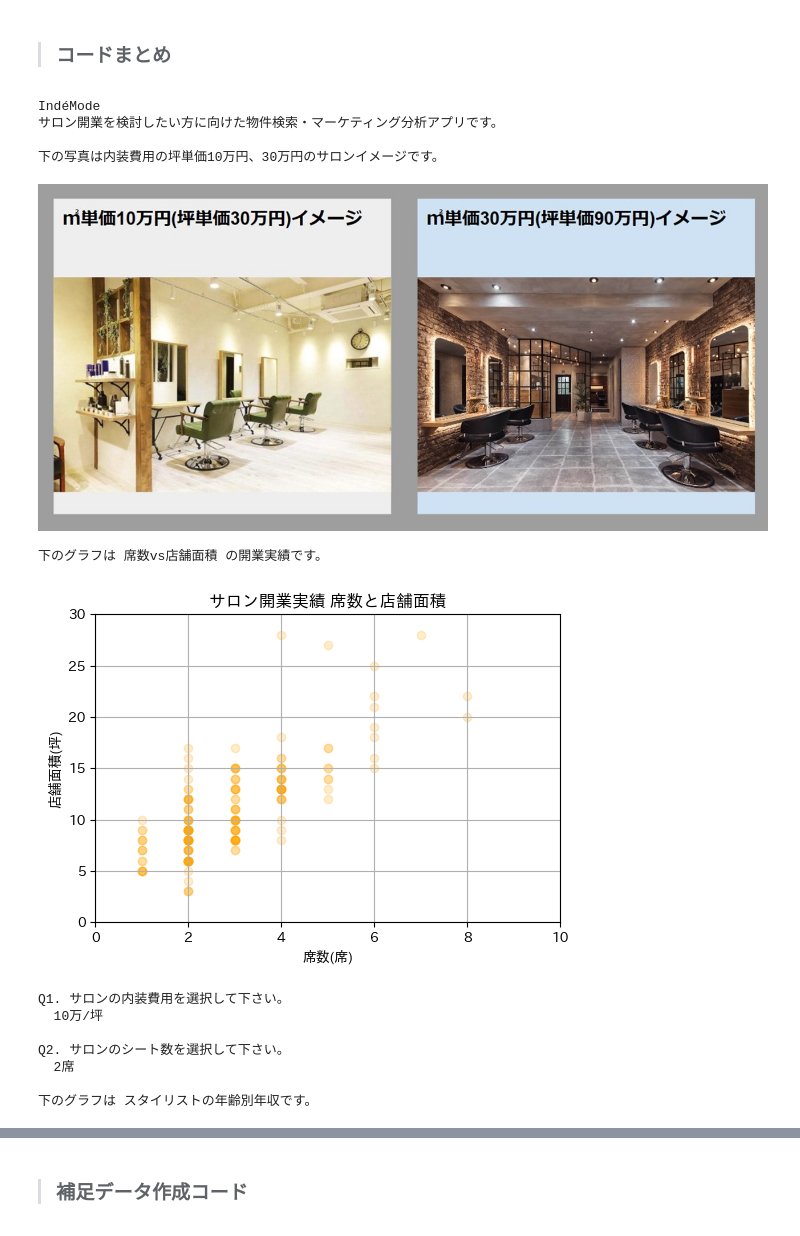
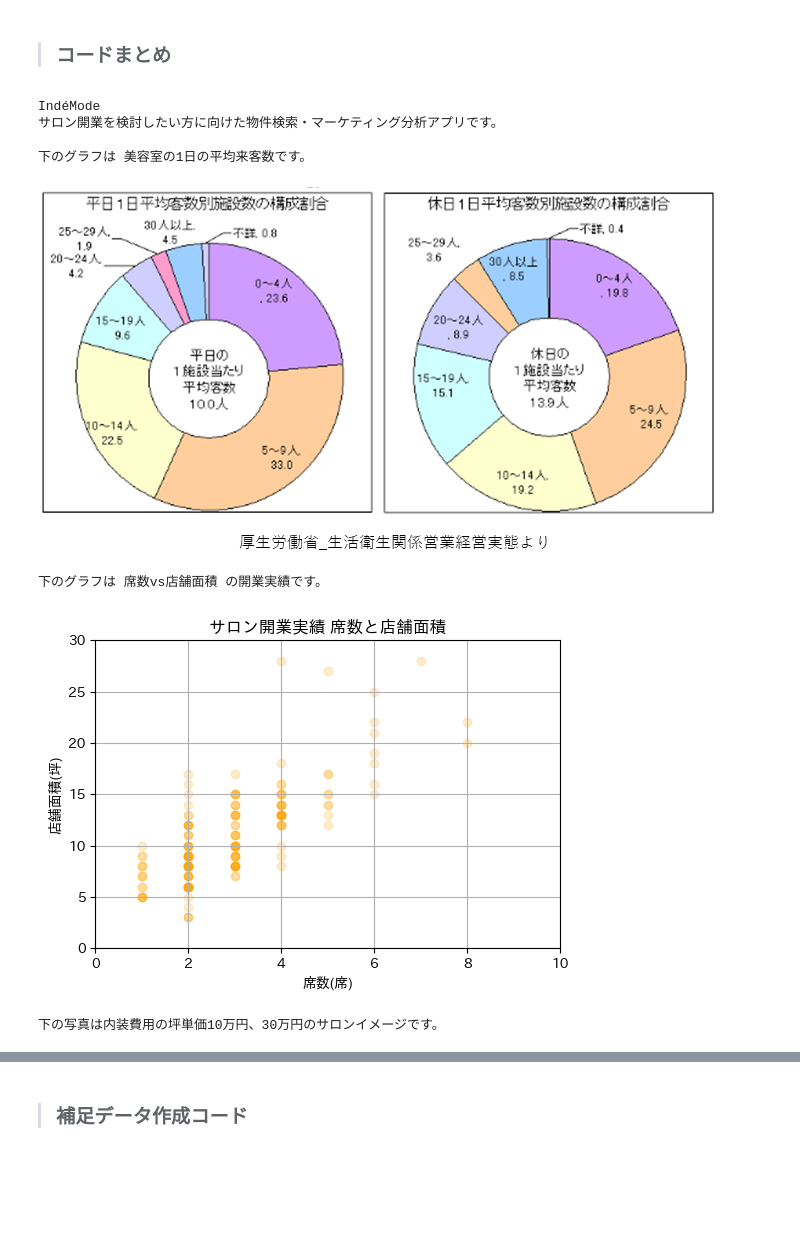
Before and after one commit to shima-koh/STEP3-TA, a Jupyter notebook: TA/STEP3チーム課題_TA_IndéMode_backcode_Rev2.0.ipynb, the cells around one changed output, grey strips where cells are left out. Saved outputs shown, nothing was run; the diff lists cells and outputs as text; code cells hidden in the pictures; blank space fills up the shorter version.

```diff
--- a/TA/STEP3チーム課題_TA_IndéMode_backcode_Rev2.0.ipynb
+++ b/TA/STEP3チーム課題_TA_IndéMode_backcode_Rev2.0.ipynb
@@ -58,58 +58,66 @@ print('サロン開業を検討したい方に向けた物件検索・マーケ
 print('')
 
 # 入力
+print('下のグラフは 美容室の1日の平均来客数です。')
+image_path4 = "image\美容室の平均客数.png"
+image4 = Image.open(image_path4)
+display(image4)
+print('')
+print('下のグラフは 席数vs店舗面積 の開業実績です。')
+image_path2 = "image\サロン開業実績_席数と店舗面積.png"
+image2 = Image.open(image_path2)
+display(image2)
+print('')
 print('下の写真は内装費用の坪単価10万円、30万円のサロンイメージです。')
 image_path1 = "image\内装イメージ.jpg"
 image1 = Image.open(image_path1)
 display(image1)
-print('下のグラフは 席数vs店舗面積 の開業実績です。')
-image_path2 = "image\サロン開業実績_席数と店舗面積.png"
-image2 = Image.open(image_path2)
-display(image2)
-print('Q1. サロンの内装費用を選択して下さい。')
+print('')
+print('Q1. サロンのシート数を選択して下さい。')
+print('  2席')
+seat_count = 2
+print('')
+print('Q2. サロンの内装費用を選択して下さい。')
 print('  10万/坪')
 interior_cost = 10
 print('')
-print('Q2. サロンのシート数を選択して下さい。')
-print('  2席')
-seat_count = 2
-print('')
-print('下のグラフは スタイリストの年齢別年収です。')
-image_path3 = "image\スタイリストの年齢別年収.png"
-image3 = Image.open(image_path3)
-display(image3)
 print('Q3. 雇用するスタイリストの人数を選択して下さい。')
 print('  1人')
 stylist_count = 1
 print('')
-print('Q4. スタイリストの給与(万円/月)を選択して下さい。')
+print('Q4. シート回転数/日 ( = 営業時間(h/日) / お客様1人あたりの施術時間(h/人) ) を選択して下さい。')
+print('  6回転/日')
+turnover = 6
+print('')
+print('Q5. シート稼働率を選択して下さい。')
+print('  60%')
+operationg_ratio = 0.6
+print('')
+print('下のグラフは スタイリストの年齢別給与です。')
+image_path3 = "image\スタイリストの年齢別年収.png"
+image3 = Image.open(image_path3)
+display(image3)
+print('')
+print('Q6. 雇用するスタイリストの給与(万円/月)を選択して下さい。※雇用しない場合は「0」を選択して下さい。')
 print('  25万円/月')
 stylist_salary = 25
 print('')
-print('Q5. シート回転数/日 ( = 営業時間(h/日) / お客様1人あたりの施術時間(h/人) ) を選択して下さい。')
-print('  6回転/日')
-turnover = 6
-print('')
-print('Q6. シート稼働率を選択して下さい。')
-print('  60%')
-operationg_ratio = 0.6
-print('')
 print('下のグラフは女性客がサロンで使った金額です。')
-image_path4 = "image\女性がサロンで使った金額.png"
-image4 = Image.open(image_path4)
-display(image4)
-print('下のグラフは男性客がサロンで使った金額です。')
-image_path5 = "image\男性がサロンで使った金額.png"
+image_path5 = "image\女性がサロンで使った金額.png"
 image5 = Image.open(image_path5)
 display(image5)
+print('下のグラフは男性客がサロンで使った金額です。')
+image_path6 = "image\男性がサロンで使った金額.png"
+image6 = Image.open(image_path6)
+display(image6)
 print('Q7. 客単価(円)を選択して下さい。')
 print('  8000円')
 cut_price = 0.8
 print('')
 print('下のグラフは 首都圏駅の利用者数ランキングです。')
-image_path6 = "image\首都圏駅_利用者数ランキング.png"
-image6 = Image.open(image_path6)
-display(image6)
+image_path7 = "image\首都圏駅_利用者数ランキング.png"
+image7 = Image.open(image_path7)
+display(image7)
 print('Q8. どの駅の近くで開業するか選択して下さい。')
 print('  有楽町駅')
 #station = st.selectbox("駅を選択して下さい。", station_list)
@@ -580,41 +588,35 @@ if response.status_code == 200:
         # データフレームをSQLiteデータベースに書き込む
         table_name = '商圏サロン利用金額'  # テーブル名を適切なものに変更してください
         result.to_sql(table_name, conn, if_exists='replace', index=False)
         result_male = result[['15-19歳男性', '20代男性', '30代男性', '40代男性', '50代男性', '60代男性','70-74歳男性']]
         result_female = result[['15-19歳女性', '20代女性', '30代女性', '40代女性', '50代女性', '60代女性','70-74歳女性']]
         #棒グラフのX値を指定
         x_male = [0.9, 1.9, 2.9, 3.9, 4.9, 5.9, 6.9]
         x_female = [1.1, 2.1, 3.1, 4.1, 5.1, 6.1, 7.1]
         x_label = [1, 2, 3, 4, 5, 6, 7]
         #500m圏内
         for i in range(5):
             plt.figure
             plt.title('(物件' + str(df9_item[i]) + ") 商圏居住者の年間サロン利用額: " + str(int(round(result.loc[df9_item[i],'総額']))) + '千万円', fontsize = 18 )
             plt.xlabel('年齢層', fontsize = 14 )
             plt.ylabel('年間サロン利用額(千万円/年)', fontsize = 14 )
             plt.bar(x_male, result_male.iloc[i] , width = 0.2, label = '男性')
             plt.bar(x_female, result_female.iloc[i] , width = 0.2, label = '女性')
             plt.grid(axis='y') #y軸グリッド追加
             plt.xticks(x_label, ['15-19歳','20代','30代','40代','50代','60代','70-74歳']) #x軸のx_label位置にラベル記入
             plt.legend()
             plt.ylim(0, 10)  # 0から10までの範囲に調整
             plt.grid(axis='y', linestyle='--', alpha=0.7) # y軸の補助目盛線を追加
             plt.show()
 else:
     # リクエストがエラーの場合の処理
     print("路線名、駅名を再確認して下さい。")
 # %% [output]
 IndéMode
 サロン開業を検討したい方に向けた物件検索・マーケティング分析アプリです。
 
-下の写真は内装費用の坪単価10万円、30万円のサロンイメージです。
+下のグラフは 美容室の1日の平均来客数です。
-[figure, old version]
+[figure, new version]
 下のグラフは 席数vs店舗面積 の開業実績です。
 [figure]
-Q1. サロンの内装費用を選択して下さい。
-  10万/坪
-
-Q2. サロンのシート数を選択して下さい。
-  2席
-
-下のグラフは スタイリストの年齢別年収です。
+下の写真は内装費用の坪単価10万円、30万円のサロンイメージです。
```
Also changed, not shown: parts of 1 cell of this notebook, 2 other files.
